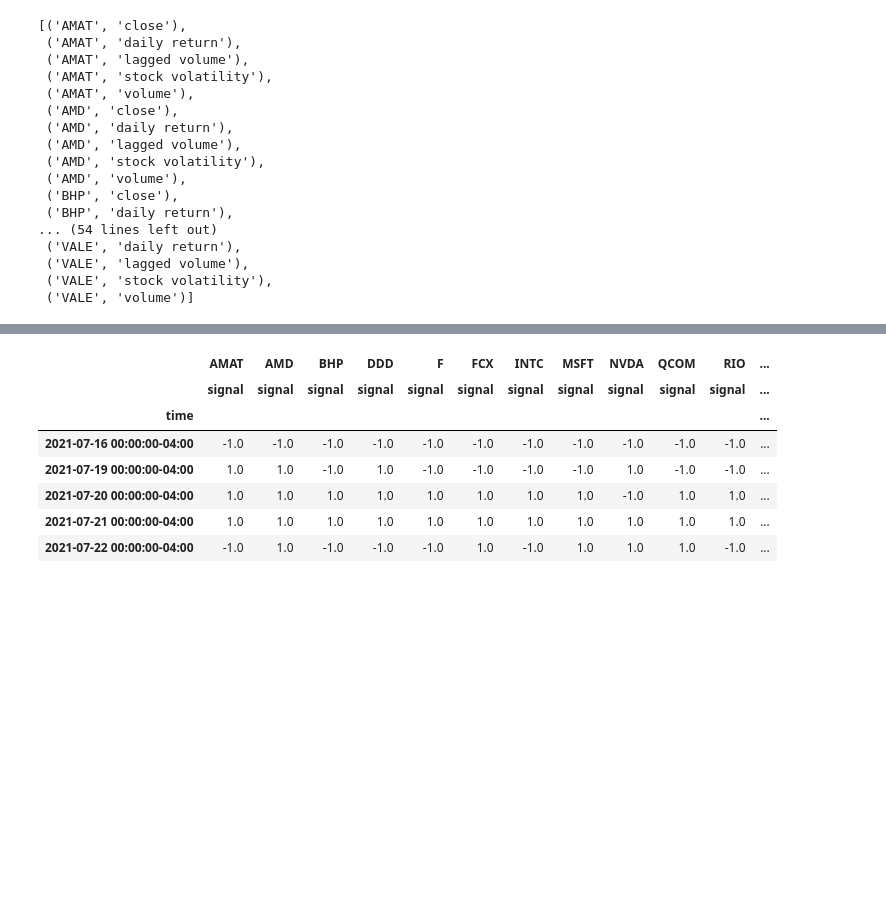
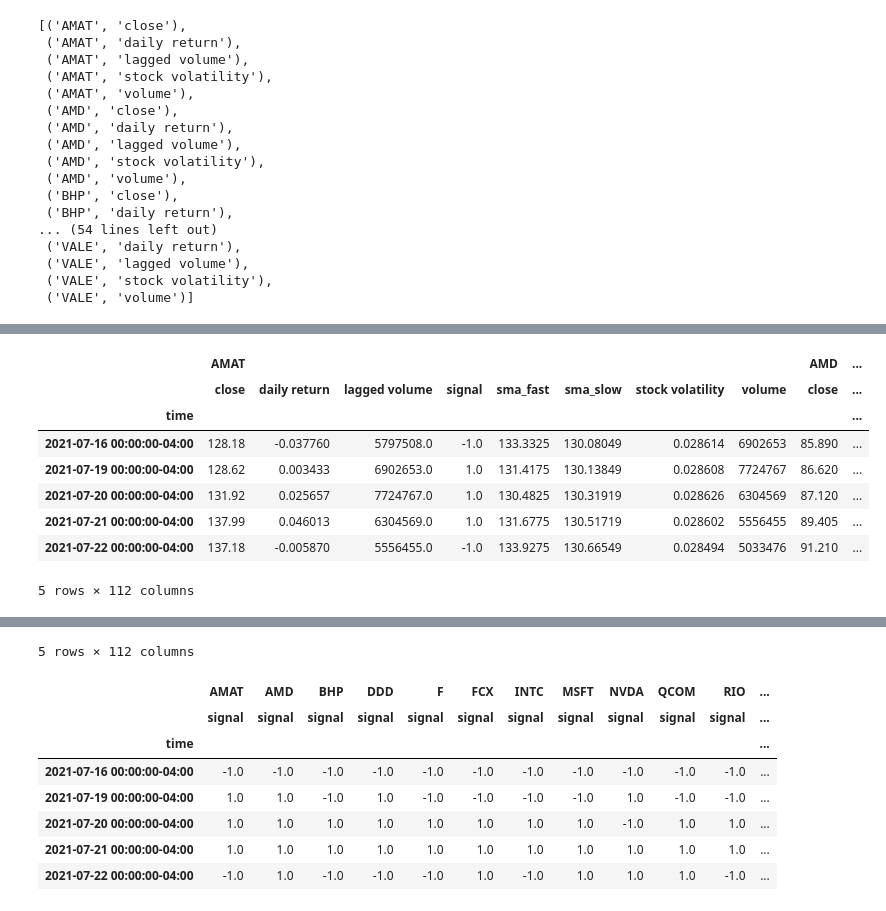
Before and after one commit to ForrestSurles/project_02, a Jupyter notebook: Alpaca_Stock_Info_2.ipynb, the cells around one changed output, grey strips where cells are left out. Cells and saved outputs as stored; diff of their text form; code cells hidden in the pictures; blank space fills up the shorter version.

```diff
--- a/Alpaca_Stock_Info_2.ipynb
+++ b/Alpaca_Stock_Info_2.ipynb
@@ -731 +720,23 @@ display(trading_df.tail())
 5 rows × 112 columns
+# %%
+# Set signal values
+for stock in stock_ticker_list:
+    # Create the signal to buy
+    trading_df.loc[(trading_df[stock]['daily return'] >= 0), (stock, 'signal')] = 1
+    # Create the signal to sell
+    trading_df.loc[(trading_df[stock]['daily return'] < 0), (stock, 'signal')] = -1
+
+# Review the trading_df
+# Display the first and last five rows
+display(trading_df.head())
+display(trading_df.tail())
+# %% [output]
+|  | AMAT |  |  |  |  |  |  |  | AMD | ... |
+|  | close | daily return | lagged volume | signal | sma_fast | sma_slow | stock volatility | volume | close | ... |
+| time |  |  |  |  |  |  |  |  |  | ... |
+| 2021-07-16 00:00:00-04:00 | 128.18 | -0.037760 | 5797508.0 | -1.0 | 133.3325 | 130.08049 | 0.028614 | 6902653 | 85.890 | ... |
+| 2021-07-19 00:00:00-04:00 | 128.62 | 0.003433 | 6902653.0 | 1.0 | 131.4175 | 130.13849 | 0.028608 | 7724767 | 86.620 | ... |
+| 2021-07-20 00:00:00-04:00 | 131.92 | 0.025657 | 7724767.0 | 1.0 | 130.4825 | 130.31919 | 0.028626 | 6304569 | 87.120 | ... |
+| 2021-07-21 00:00:00-04:00 | 137.99 | 0.046013 | 6304569.0 | 1.0 | 131.6775 | 130.51719 | 0.028602 | 5556455 | 89.405 | ... |
+| 2021-07-22 00:00:00-04:00 | 137.18 | -0.005870 | 5556455.0 | -1.0 | 133.9275 | 130.66549 | 0.028494 | 5033476 | 91.210 | ... |
+5 rows × 112 columns
@@ -732,3 +751,4 @@ display(trading_df.tail())
+5 rows × 112 columns
 # %%
 # Copy the new "signal" column to a new Series called `y`.
 
```
Also changed, not shown: parts of 15 cells of this notebook, 1 other file.
